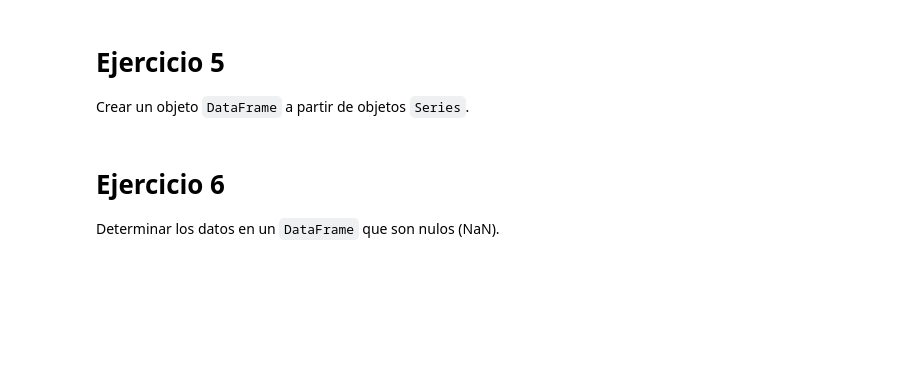
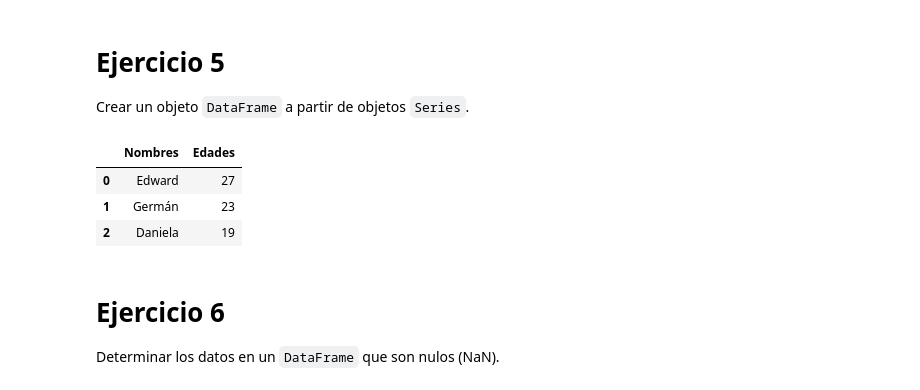
Before and after one commit to GabriManz/Curso_Python, a Jupyter notebook: Día 2/Gabri 10 - Pandas.ipynb, the cells around one changed output. Cells and saved outputs as stored; diff of their text form; code cells hidden in the pictures; blank space fills up the shorter version.

```diff
--- a/Día 2/Gabri 10 - Pandas.ipynb
+++ b/Día 2/Gabri 10 - Pandas.ipynb
@@ -152,8 +152,15 @@ nombres = pd.Series(['Edward', 'Germán', 'Daniela'])
 edades = pd.Series([27, 23, 19])
 # %%
 #1. Metemos las series en un diccionario
-
+data = {'Nombres': nombres, 'Edades': edades}
 #2. Metemos el diccionario dentro de un dataframe
+df = pd.DataFrame(data)
+df
+# %% [output]
+|  | Nombres | Edades |
+| 0 | Edward | 27 |
+| 1 | Germán | 23 |
+| 2 | Daniela | 19 |
 # %% [markdown]
 # Ejercicio 6
 
```
Also changed, not shown: parts of 27 cells of this notebook.
